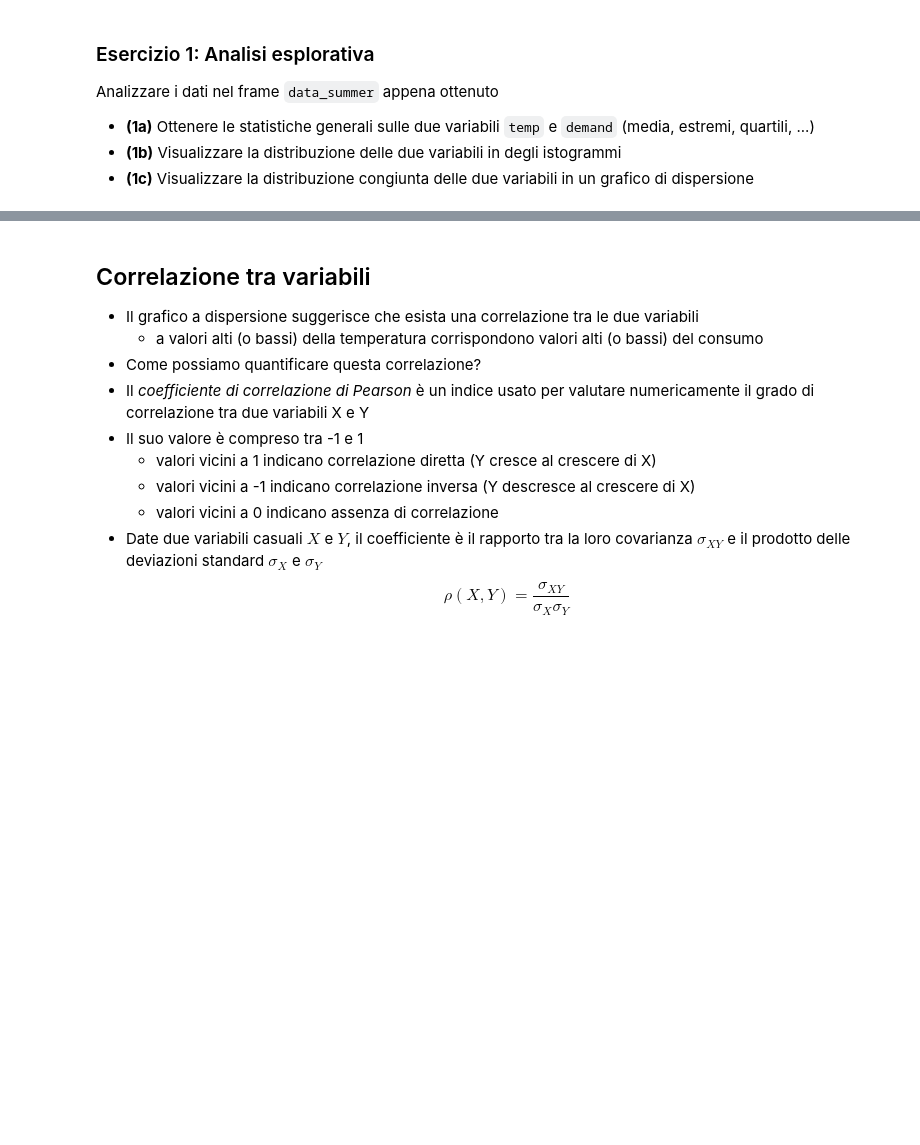
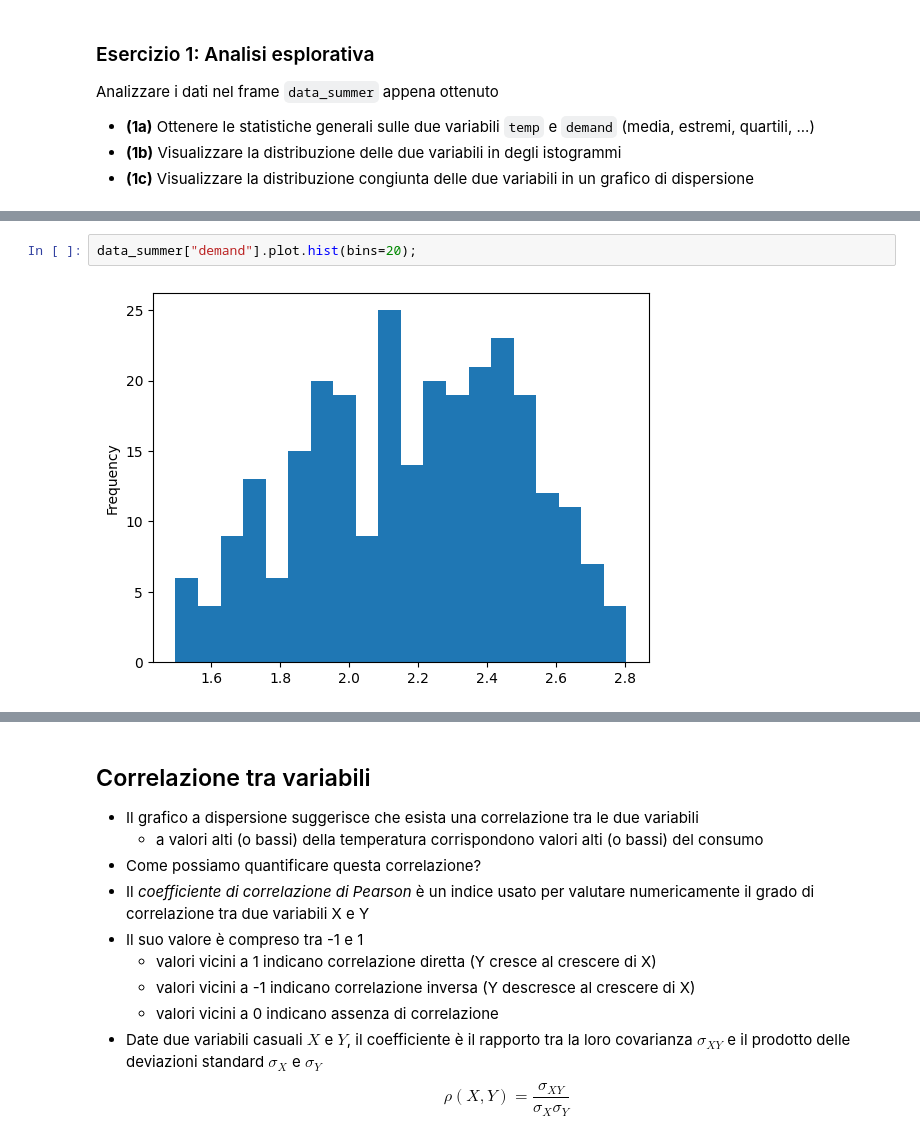
Before and after one commit to Norby99/Unibo-Cesena, a Jupyter notebook: Third-year/Data-Intensive/Lab/Lab-05/Regressione_Lineare.nosol.ipynb, the cells around one changed output, grey strips where cells are left out. Drawn from its saved outputs; the diff is of its cells as text; blank space fills up the shorter version.

```diff
--- a/Third-year/Data-Intensive/Lab/Lab-05/Regressione_Lineare.nosol.ipynb
+++ b/Third-year/Data-Intensive/Lab/Lab-05/Regressione_Lineare.nosol.ipynb
@@ -150,0 +167,4 @@ Analizzare i dati nel frame `data_summer` appena ottenuto
+# %%
+data_summer["demand"].plot.hist(bins=20);
+# %% [output]
+[figure, added]
```
Also changed, not shown: parts of 15 cells of this notebook.
